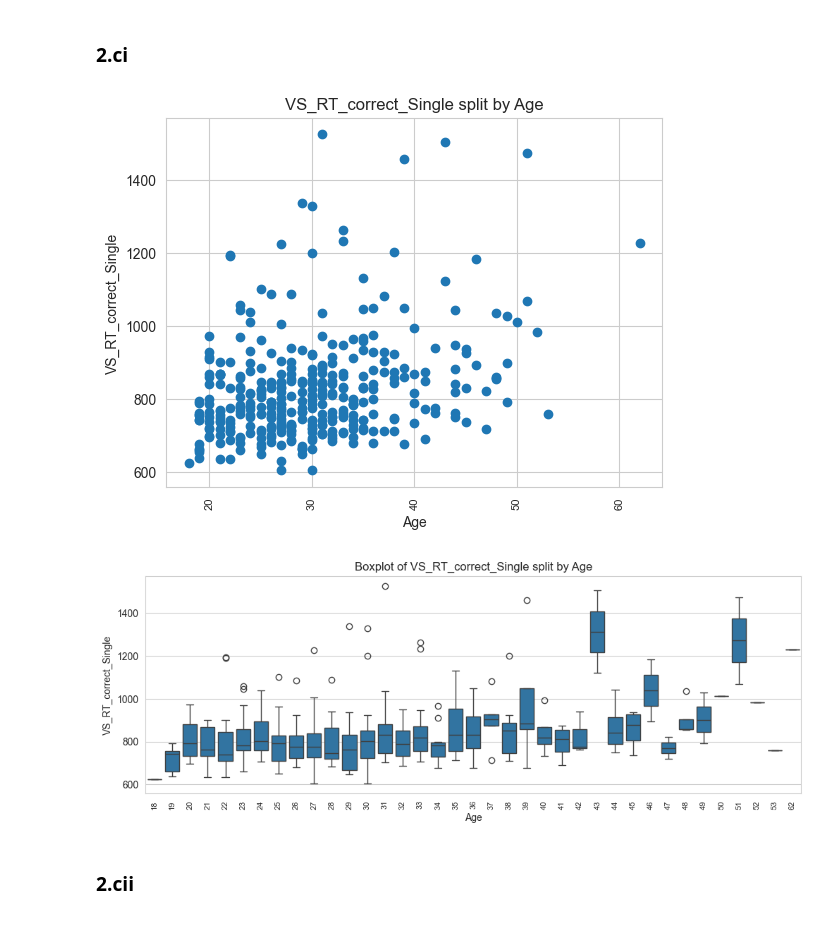
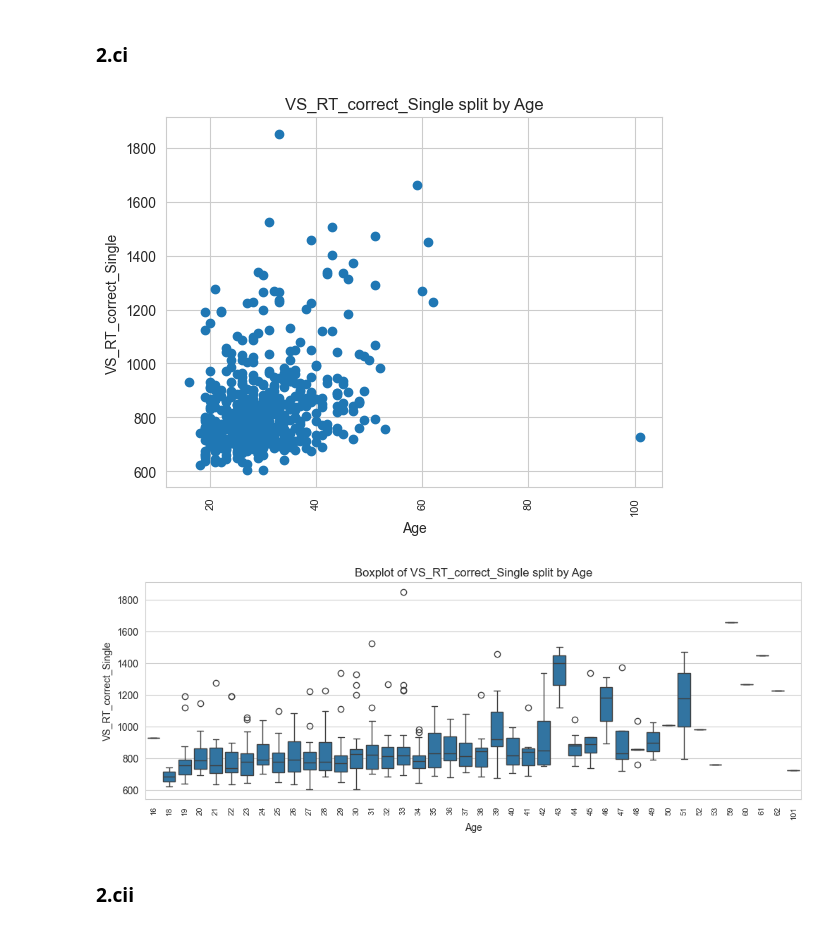
Before and after one commit to ChloeH719/Mathematics-and-Statistics, a Jupyter notebook: inclass_assignment1.ipynb, the cells around one changed output. Cells and saved outputs as stored; diff of their text form; code cells hidden in the pictures.

```diff
--- a/inclass_assignment1.ipynb
+++ b/inclass_assignment1.ipynb
@@ -176,24 +178,26 @@ plt.show()
 ### **2.ci**
 # %%
 # Provide at least 2 appropriate plots to check the relationship between the variable 'Age' and 'VS_RT_correct_Single'
+# import dataset again
+dataset = pd.read_csv('MASTER_PhonesmartdataAll_CCI_AdvStats.csv')
 # drop rows with missing values in the column 'Age' and 'VS_RT_correct_Single'
 dataset_cleaned2 = dataset[dataset['Age'] != ' ']
 dataset_cleaned2 = dataset_cleaned2[dataset_cleaned2['VS_RT_correct_Single'] != ' ']
 
 # convert the datatype of Age and VS_RT_correct_Single to numeric
 dataset_cleaned2['Age'] = pd.to_numeric(dataset_cleaned2['Age'], errors='coerce')
 # rearrange the data in ascending order for diagram plotting
 dataset_cleaned2 = dataset_cleaned2.sort_values(by='Age', ascending=True)
 
 # plot a scatter diagram to visualize the distribution of VS_RT_correct_Single split by Age
 plt.scatter(dataset_cleaned2['Age'], dataset_cleaned2['VS_RT_correct_Single'])
 plt.xlabel('Age')
 plt.xticks(rotation=90, fontsize=8)
 plt.ylabel('VS_RT_correct_Single')
 plt.title('VS_RT_correct_Single split by Age')
 plt.show()
 # %% [output]
-[figure, old version]
+[figure, new version]
 # %%
 # plot a boxplot to visualize the distribution of VS_RT_correct_Single split by Age
 plt.figure(figsize=(12, 4))
@@ -204,7 +208,7 @@ plt.xlabel('Age')
 plt.ylabel('VS_RT_correct_Single')
 plt.show()
 # %% [output]
-[figure, old version]
+[figure, new version]
 # %% [markdown]
 ### **2.cii**
 # %%
```
Also changed, not shown: parts of 20 cells of this notebook.
